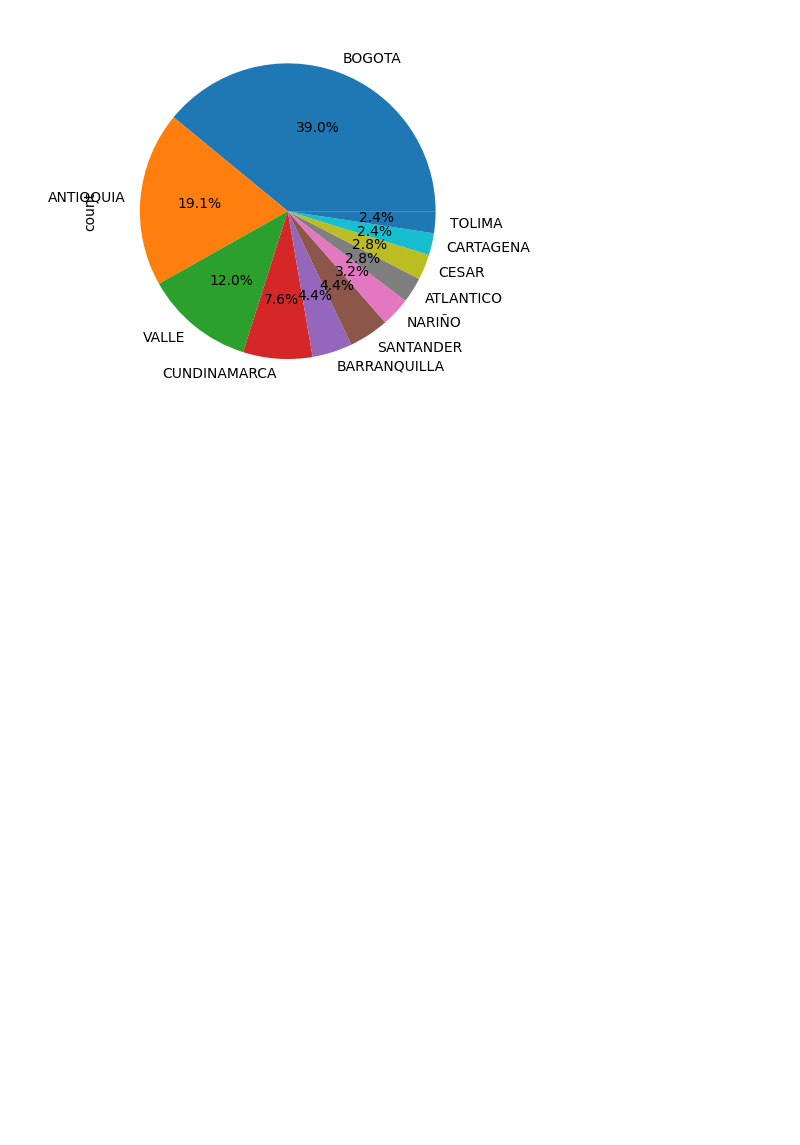
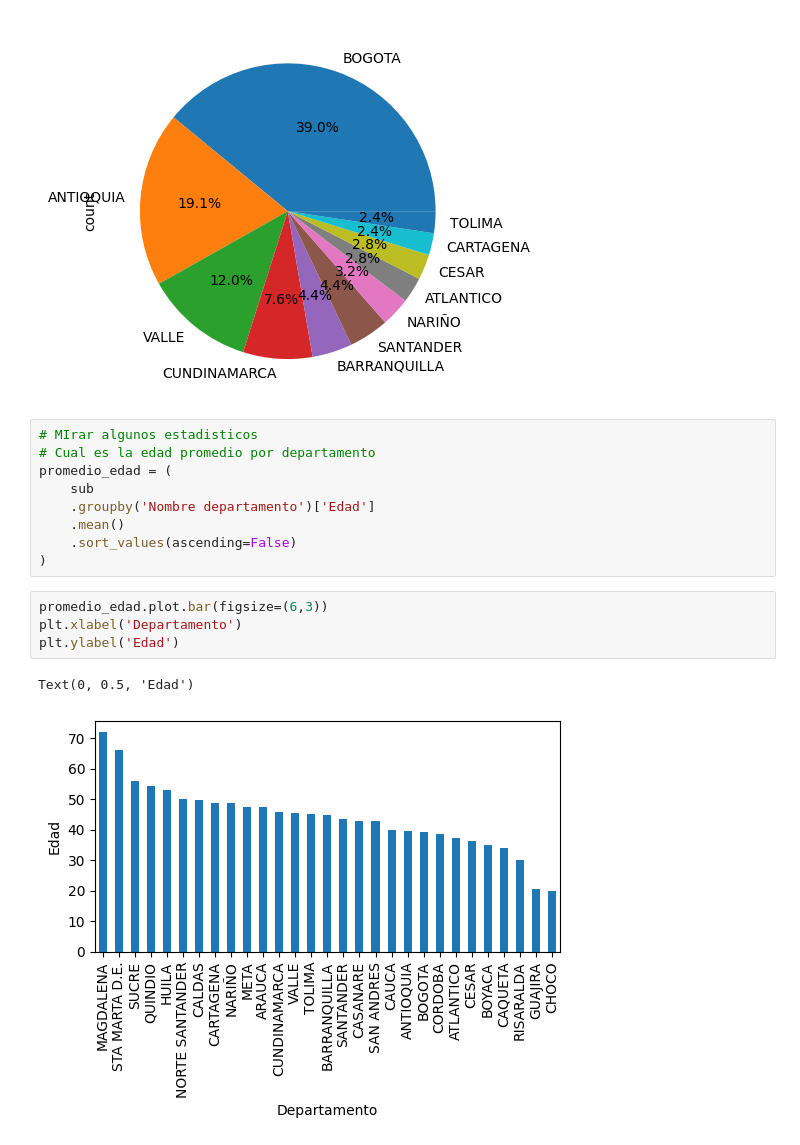
Before and after one commit to asegura4488/EDCO_IntroCienciaDatos, a Jupyter notebook: Semana2/Sesion4.ipynb, the cells around one changed output. Drawn from its saved outputs; the diff is of its cells as text; blank space fills up the shorter version.

```diff
--- a/Semana2/Sesion4.ipynb
+++ b/Semana2/Sesion4.ipynb
@@ -201,3 +201,19 @@ conteo_departamento.head(11).plot(kind='pie', autopct='%1.1f%%')
 # %% [output]
 <Axes: ylabel='count'>
 [figure]
+# %%
+# MIrar algunos estadisticos
+# Cual es la edad promedio por departamento
+promedio_edad = (
+    sub
+    .groupby('Nombre departamento')['Edad']
+    .mean()
+    .sort_values(ascending=False)
+)
+# %%
+promedio_edad.plot.bar(figsize=(6,3))
+plt.xlabel('Departamento')
+plt.ylabel('Edad')
+# %% [output]
+Text(0, 0.5, 'Edad')
+[figure, added]
```
Also changed, not shown: parts of 3 cells of this notebook.
